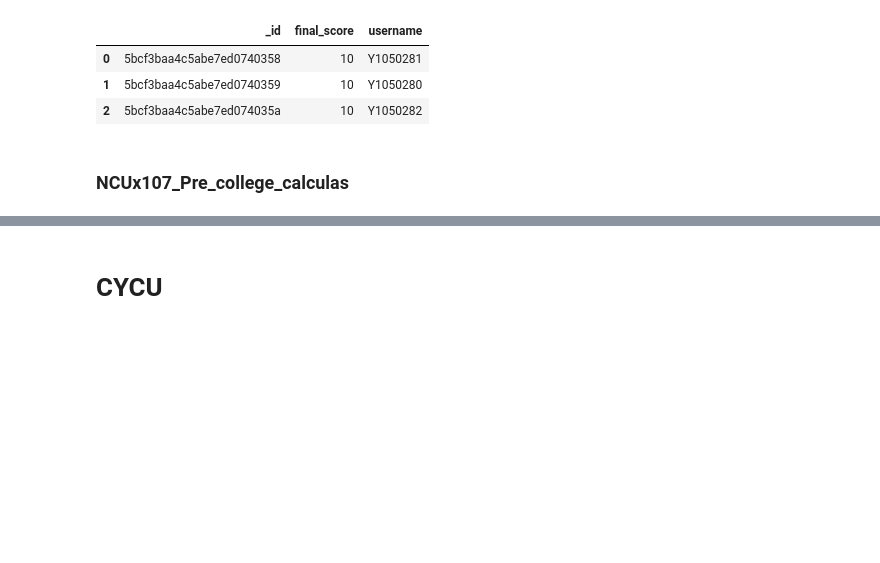
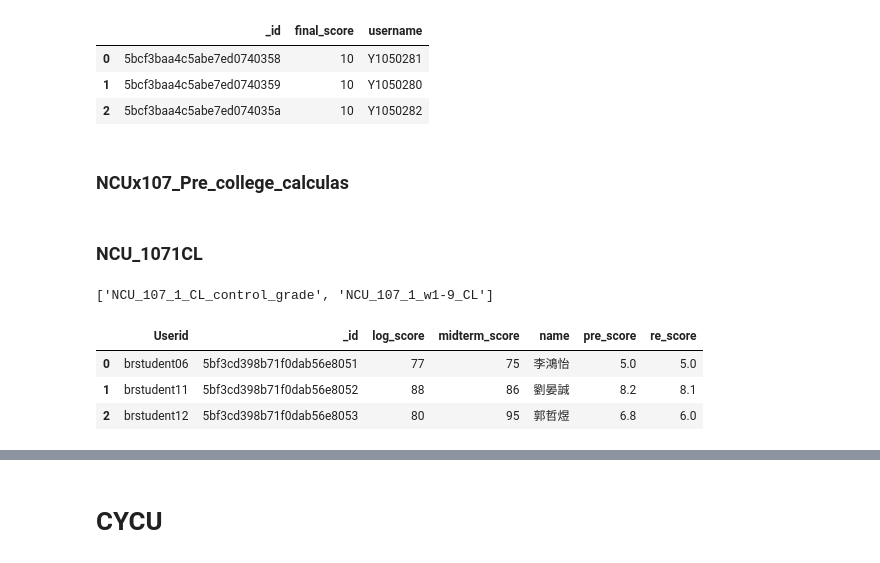
Before and after one commit to owen198/kslab, a Jupyter notebook: ds_comparision/datasets.ipynb, the cells around one changed output, grey strips where cells are left out. Cells and saved outputs as stored; diff of their text form; code cells hidden in the pictures; blank space fills up the shorter version.

```diff
--- a/ds_comparision/datasets.ipynb
+++ b/ds_comparision/datasets.ipynb
@@ -118,3 +122,20 @@ score_df = df['期末考']
 score_df = score_df.dropna()
 score_df = score_df.astype(float)
 ncux_pre = score_df.astype(int)
+# %% [markdown]
+### NCU_1071CL
+# %%
+db = conn['NCU_CL']
+#db = conn[datasets]
+db.collection_names()
+# %% [output]
+['NCU_107_1_CL_control_grade', 'NCU_107_1_w1-9_CL']
+# %%
+collection = db['NCU_107_1_CL_control_grade']
+df = pd.DataFrame(list(collection.find()))
+df.head(3)
+# %% [output]
+|  | Userid | _id | log_score | midterm_score | name | pre_score | re_score |
+| 0 | brstudent06 | 5bf3cd398b71f0dab56e8051 | 77 | 75 | 李鴻怡 | 5.0 | 5.0 |
+| 1 | brstudent11 | 5bf3cd398b71f0dab56e8052 | 88 | 86 | 劉晏誠 | 8.2 | 8.1 |
+| 2 | brstudent12 | 5bf3cd398b71f0dab56e8053 | 80 | 95 | 郭哲煜 | 6.8 | 6.0 |
```
Also changed, not shown: parts of 13 cells of this notebook, 3 other files.
